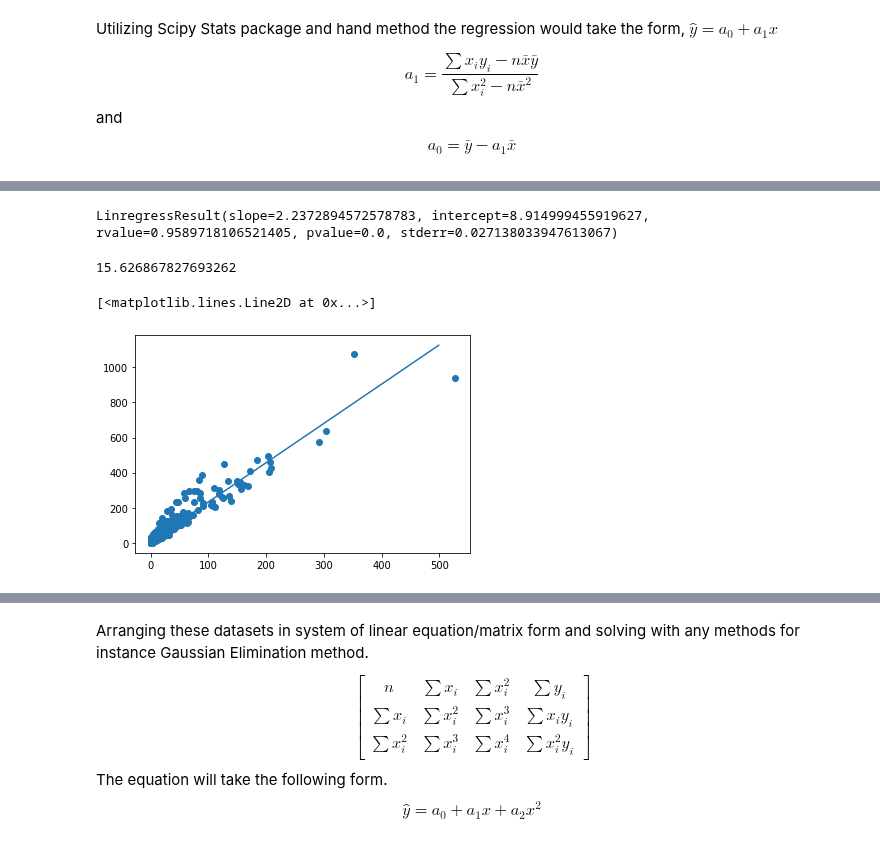
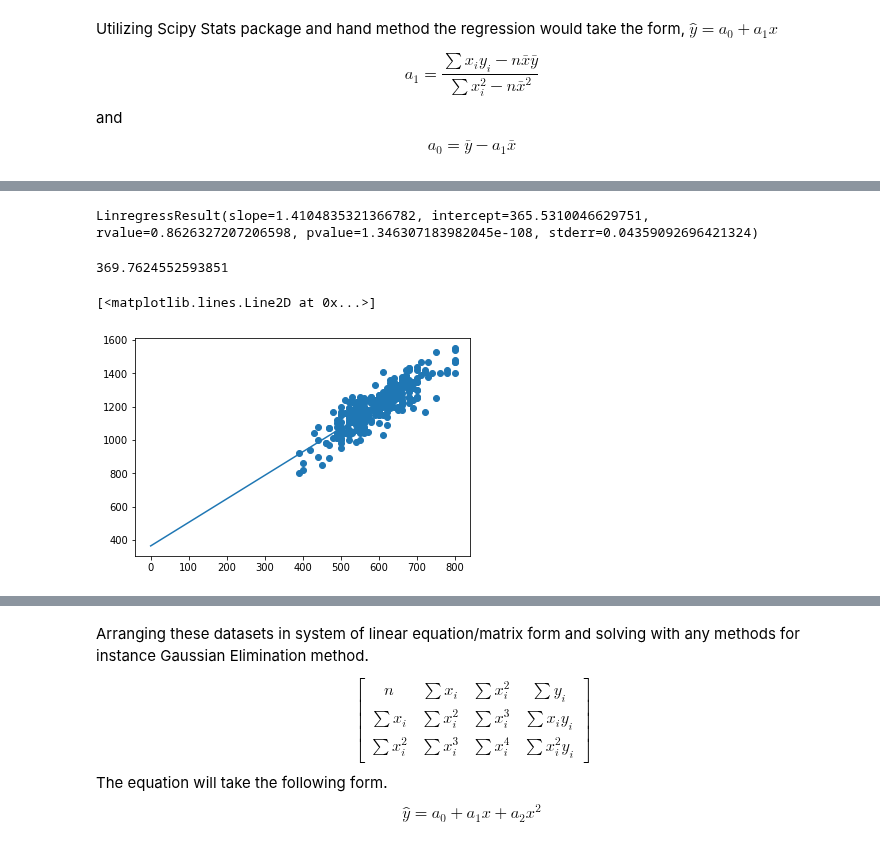
Before and after one commit to rajatlamsal00977/Project-1, a Jupyter notebook: Regression.ipynb, the cells around one changed output, grey strips where cells are left out. Cells and saved outputs as stored; diff of their text form; code cells hidden in the pictures.

```diff
--- a/Regression.ipynb
+++ b/Regression.ipynb
@@ -10,7 +10,7 @@ import pandas as pa
 
 %matplotlib inline
 # %%
-data = pa.read_csv('https://raw.githubusercontent.com/nurfnick/Applied_Stats_Jupyter_Notebooks/master/blues.csv')
+data = pa.read_csv('https://raw.githubusercontent.com/nurfnick/Applied_Stats_Jupyter_Notebooks/master/student.csv')
 # %%
 data
 # %% [output]
@@ -88,23 +88,23 @@ a0
 # %%
-stats.linregress(data["G"],data["PTS"])
+stats.linregress(data["VerbalSAT"],data["SAT"])
 # %% [output]
-LinregressResult(slope=2.2372894572578783, intercept=8.914999455919627, rvalue=0.9589718106521405, pvalue=0.0, stderr=0.027138033947613067)
+LinregressResult(slope=1.4104835321366782, intercept=365.5310046629751, rvalue=0.8626327207206598, pvalue=1.346307183982045e-108, stderr=0.04359092696421324)
 # %%
-m = stats.linregress(data["G"],data["PTS"])[0]
-b = stats.linregress(data["G"],data["PTS"])[1]
+m = stats.linregress(data["VerbalSAT"],data["SAT"])[0]
+b = stats.linregress(data["VerbalSAT"],data["SAT"])[1]
 def y(x):
     return(m*x+b)
 # %%
 y(3)
 # %% [output]
-15.626867827693262
+369.7624552593851
 # %%
 x = np.arange( 0,500,1)
-plt.scatter(data["G"],data["PTS"])
+plt.scatter(data["VerbalSAT"],data["SAT"])
 plt.plot(x,y(x))
 # %% [output]
 [<matplotlib.lines.Line2D at 0x...>]
-[figure, old version]
+[figure, new version]
 # %%
 #sum of the residuals
 s = 0
```
Also changed, not shown: parts of 17 cells of this notebook.
